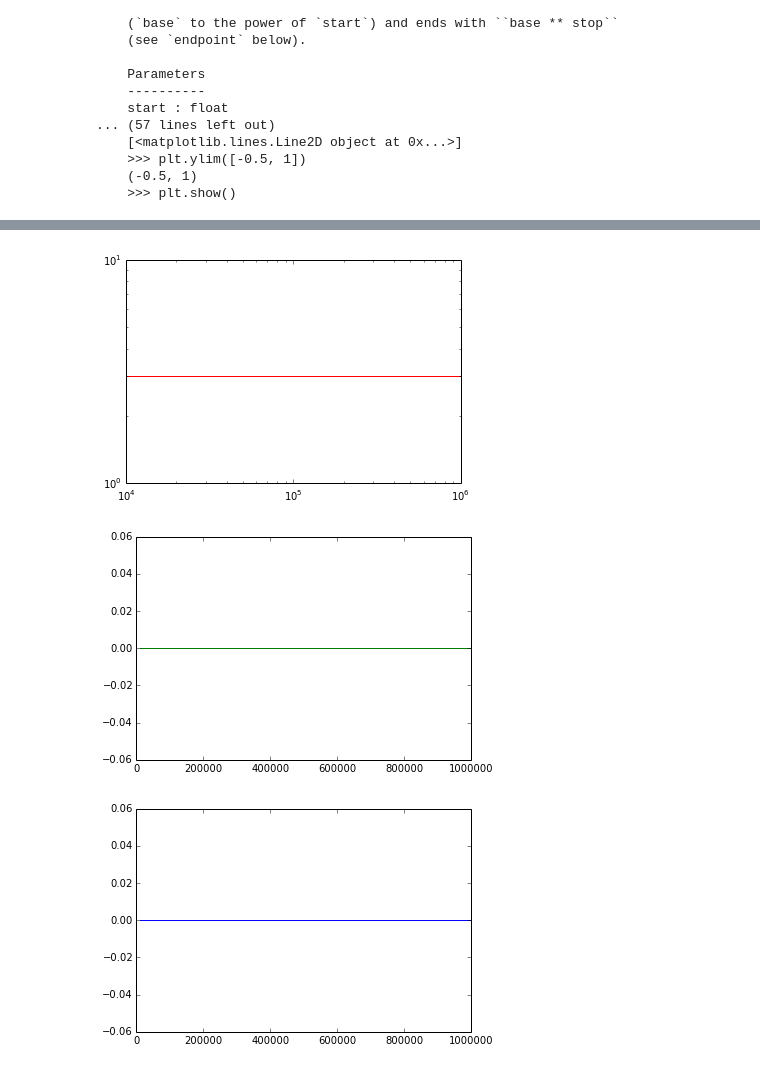
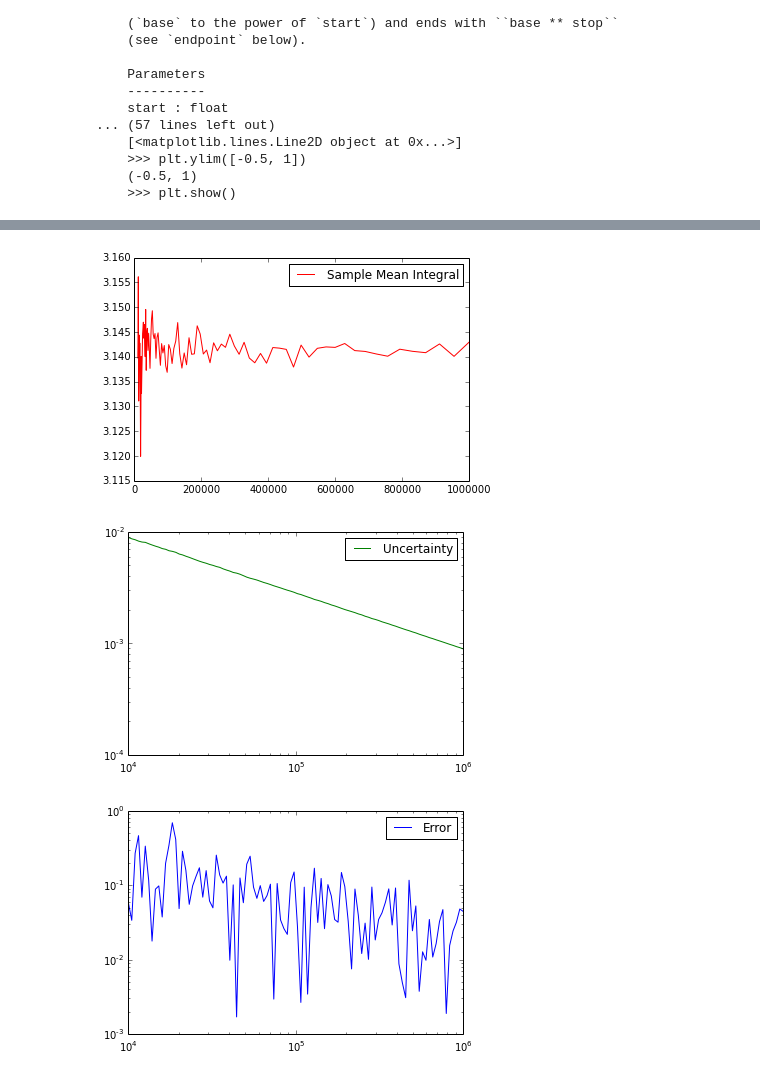
Before and after one commit to kjarment/PHYS202S14, a Jupyter notebook: SciPy/MCIntegrationExcercises.ipynb, the cells around one changed output, grey strips where cells are left out. Cells and saved outputs as stored; diff of their text form; code cells hidden in the pictures.

```diff
--- a/SciPy/MCIntegrationExcercises.ipynb
+++ b/SciPy/MCIntegrationExcercises.ipynb
@@ -234,12 +234,16 @@ def sampleMean(N, xmin=0., xmax=1.):
     return Integral, Iunc, Ierr
 # %%
 N1 = np.logspace(4,6,100,base=10)
-arr3d = np.arange(300).reshape(100,3)
-
+I = []
+Unc = []
+Err = []
 
 for i in range(len(N1)):
-    arr3d[i] = sampleMean(N1[i])
+    arr3d = sampleMean(N1[i])
+    I.append(arr3d[0])
+    Unc.append(arr3d[1])
+    Err.append(arr3d[2])
 
-I = arr3d[:,0]
-Unc = arr3d[:,1]
-Err = arr3d[:,2]
+for i in range(len(I)):
+    print "Integral", "\tUncertainty", "\tError"
+    print I[i], Unc[i], Err[i], "\n"
@@ -260,17 +268,22 @@ print Err
 # %%
 plt.plot(N1, I, color='r', label = "Sample Mean Integral")
-plt.yscale('log')
-plt.xscale('log')
+plt.legend()
 plt.show()
 # %% [output]
-[figure, old version]
+[figure, new version]
 # %%
 plt.plot(N1, Unc, color='g',label='Uncertainty')
+plt.yscale('log')
+plt.xscale('log')
+plt.legend()
 plt.show()
 # %% [output]
-[figure, old version]
+[figure, new version]
 # %%
 plt.plot(N1, Err, color='b', label='Error')
+plt.yscale('log')
+plt.xscale('log')
+plt.legend()
 plt.show()
 # %% [output]
-[figure, old version]
+[figure, new version]
```
Also changed, not shown: parts of 8 cells of this notebook, 1 other file.
